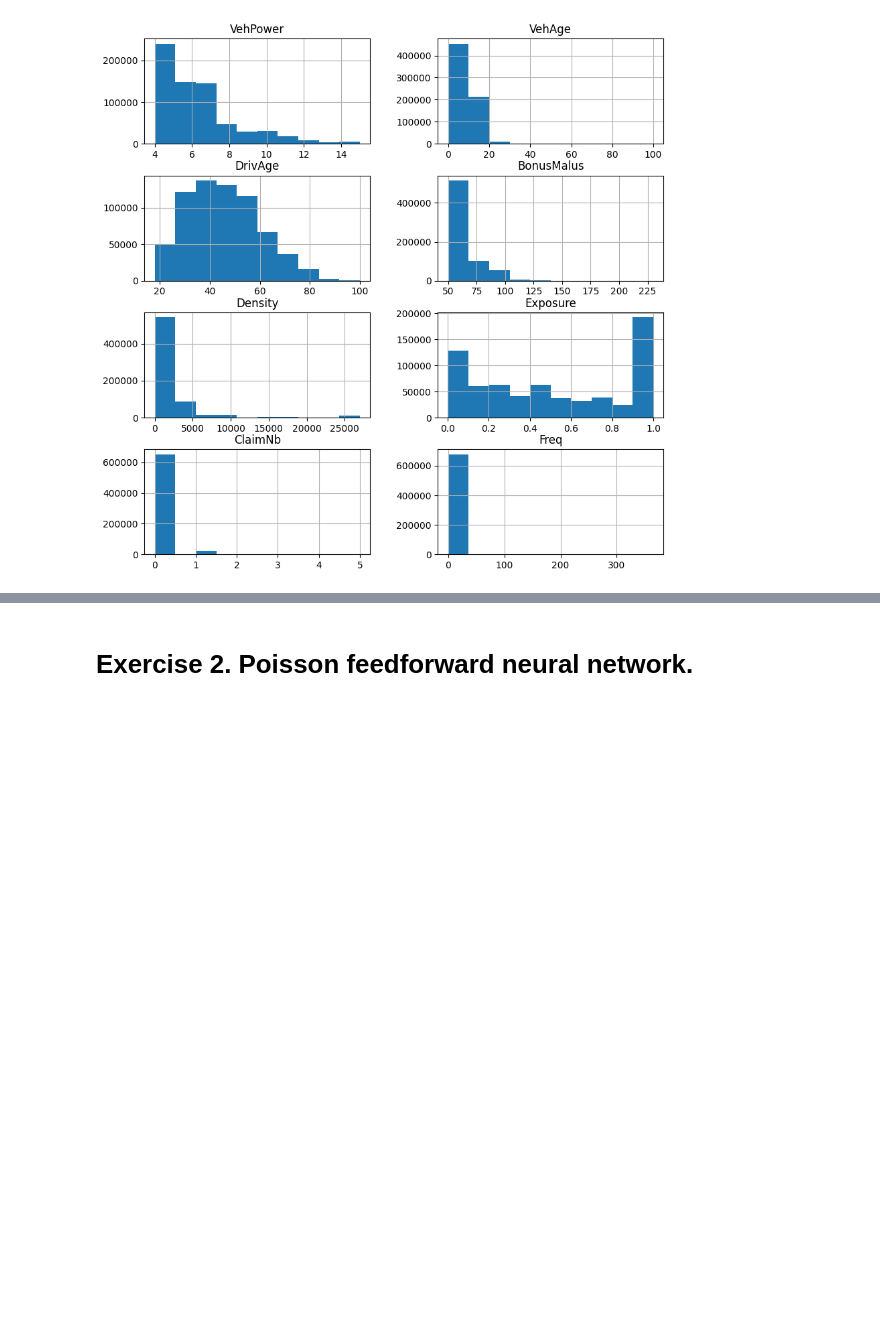
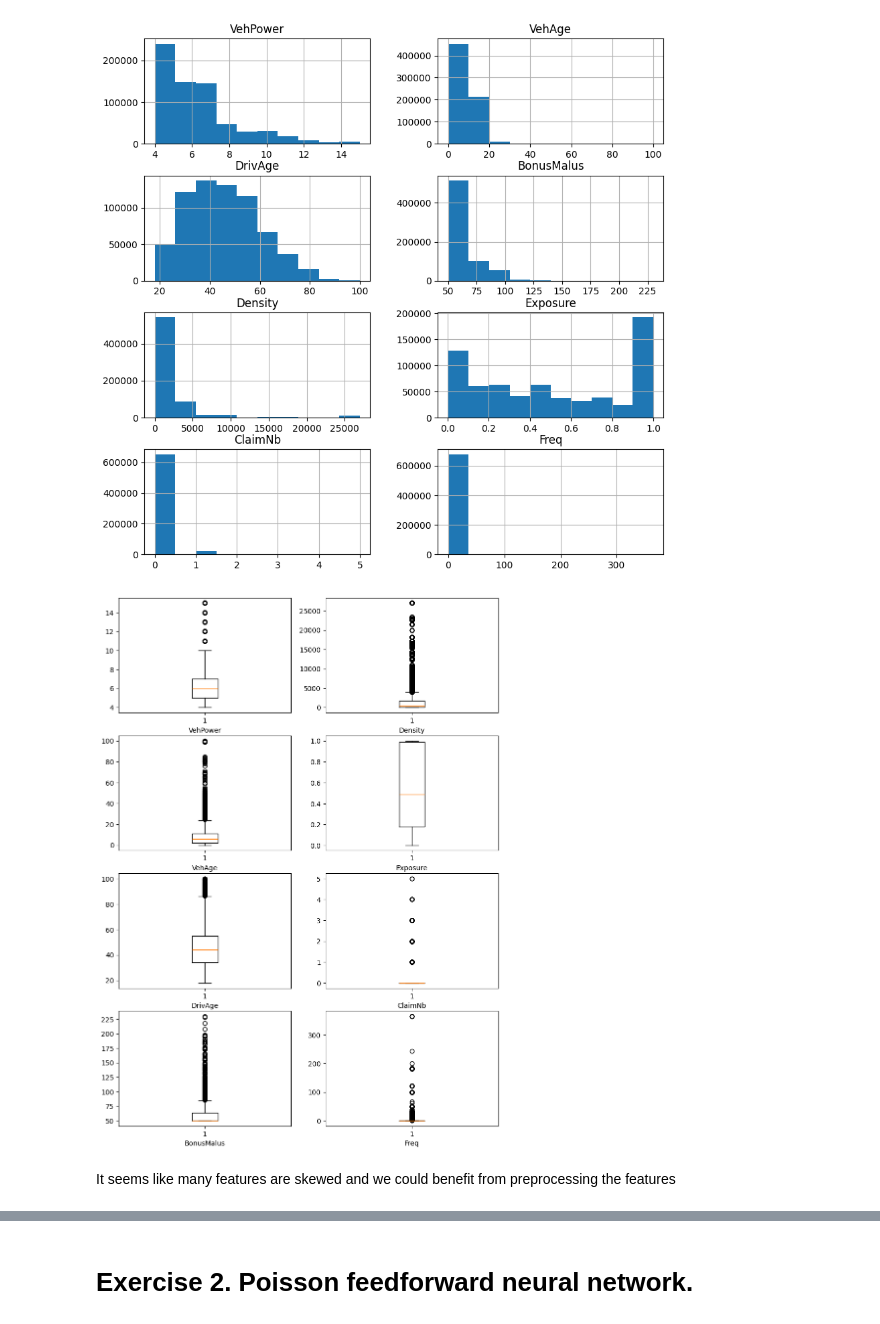
Before and after one commit to tskorkowski/CAS-ML, a Jupyter notebook: sessions/Project_2_Insurance_Claim_Prediction/Project 2 - Template.ipynb, the cells around one changed output, grey strips where cells are left out. Drawn from its saved outputs; the diff is of its cells as text; code cells hidden in the pictures; blank space fills up the shorter version.

Commit message:
preprocessing_steps

```diff
--- a/sessions/Project_2_Insurance_Claim_Prediction/Project 2 - Template.ipynb
+++ b/sessions/Project_2_Insurance_Claim_Prediction/Project 2 - Template.ipynb
@@ -50,6 +50,7 @@ True
 # %%
 # Add frequency to the data
 mtpl_freq_df['Freq'] = mtpl_freq_df.ClaimNb / mtpl_freq_df.Exposure
+mtpl_num_features = mtpl_freq_df.describe().columns
 mtpl_freq_df.describe()
 # %% [output]
 |  | VehPower | VehAge | DrivAge | BonusMalus | Density | Exposure | ClaimNb | Freq |
@@ -71,0 +72,11 @@ plt.show()
+# %%
+fig, axs = plt.subplots(4, 2, figsize=(10, 14))
+for i in range(axs.shape[0]):
+    for j in range(axs.shape[1]):
+        axs[i,j].boxplot(mtpl_num_features[(i)+j*axs.shape[0]],data=mtpl_freq_df)
+        axs[i,j].set_xlabel(mtpl_num_features[(i)+j*axs.shape[0]])
+plt.show()
+# %% [output]
+[figure, added]
+# %% [markdown]
+It seems like many features are skewed and we could benefit from preprocessing the features
```
Also changed, not shown: parts of 20 cells of this notebook, 1 other file.
